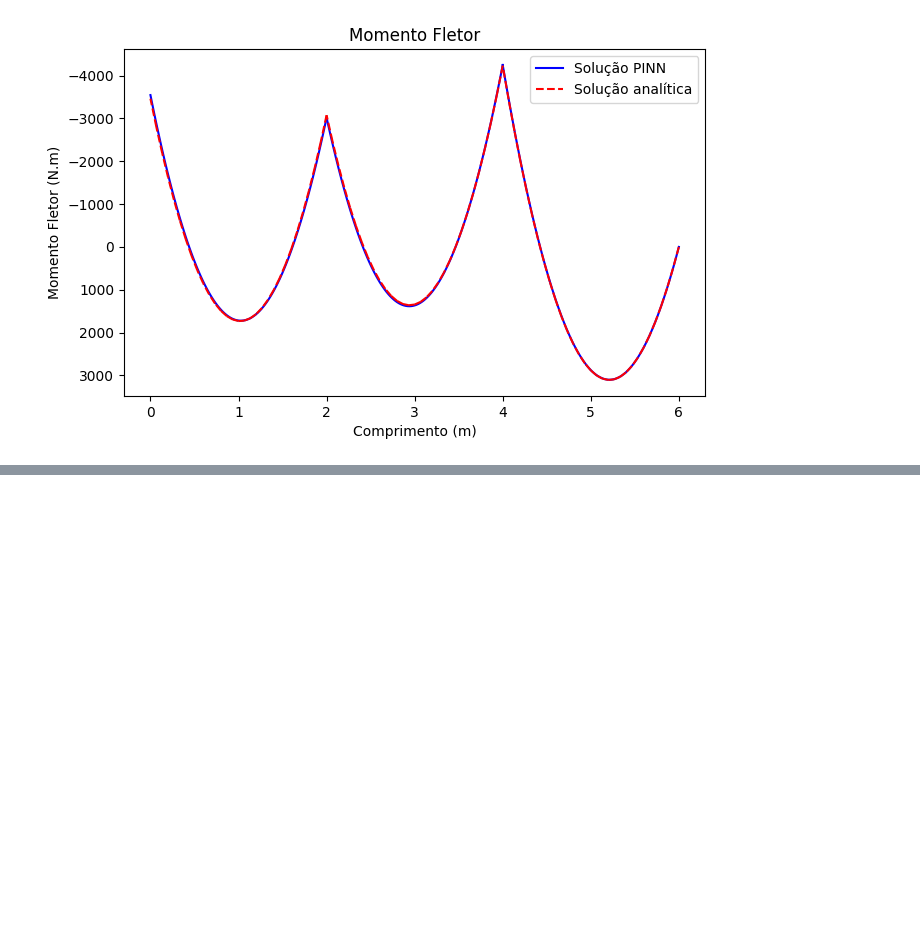
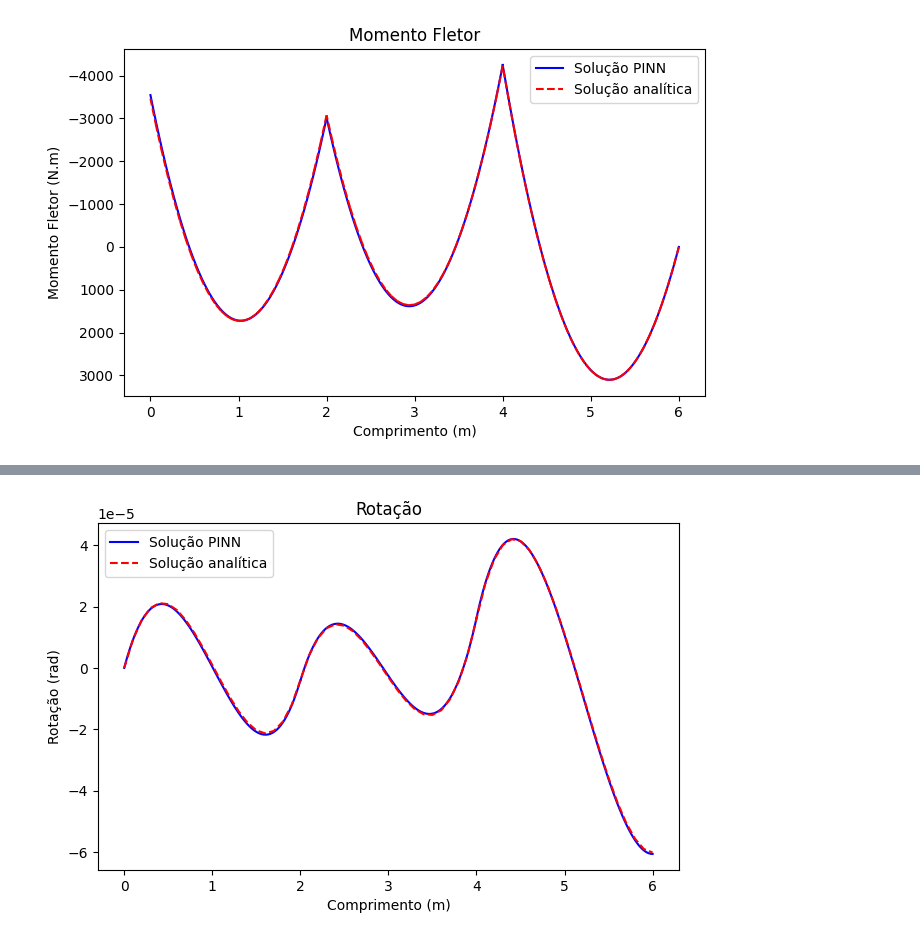
Before and after one commit to taciov/PINNViga, a Jupyter notebook: execute_PINNViga.ipynb, the cells around one changed output, grey strips where cells are left out. Saved outputs shown, nothing was run; the diff lists cells and outputs as text; code cells hidden in the pictures; blank space fills up the shorter version.

```diff
--- a/execute_PINNViga.ipynb
+++ b/execute_PINNViga.ipynb
@@ -124,0 +154,4 @@ biapoiada_lbfgs.plot_momento()
+# %%
+biapoiada_lbfgs.plot_rotacao()
+# %% [output]
+[figure, added]
```
Also changed, not shown: parts of 12 cells of this notebook, 2 other files.
